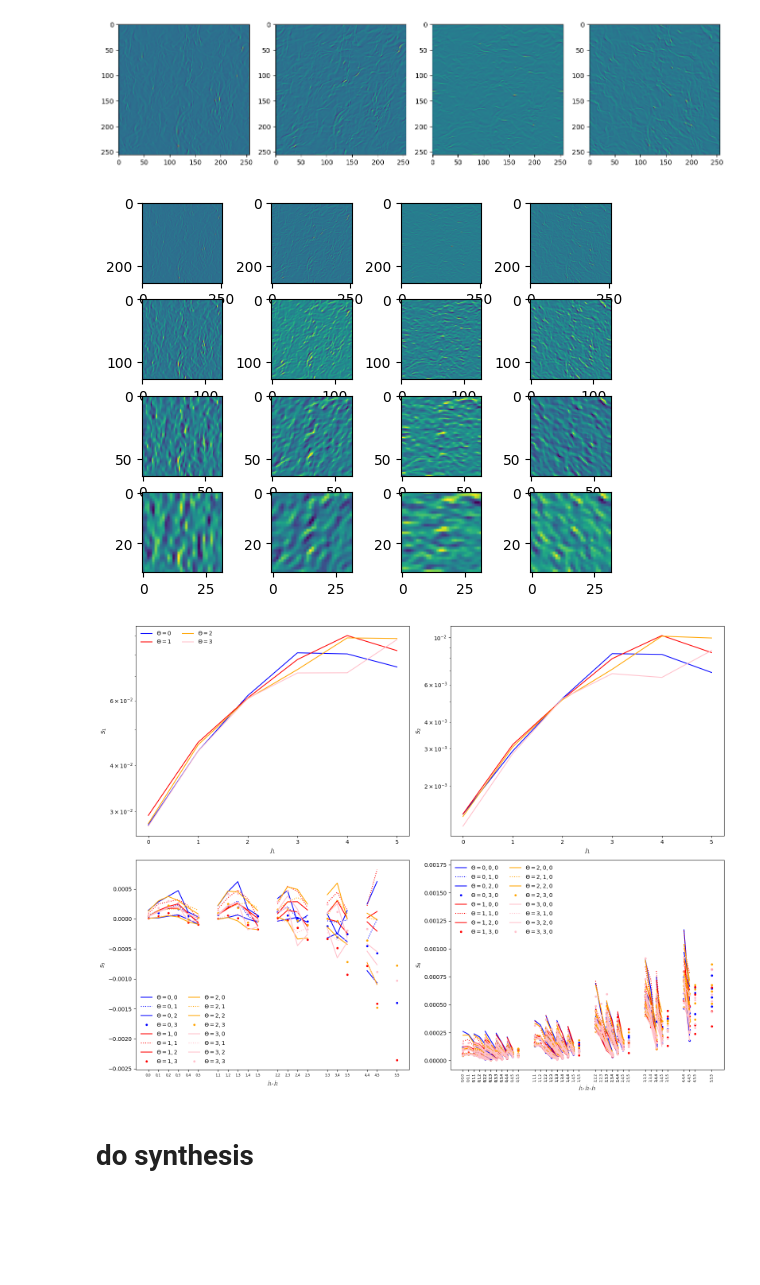
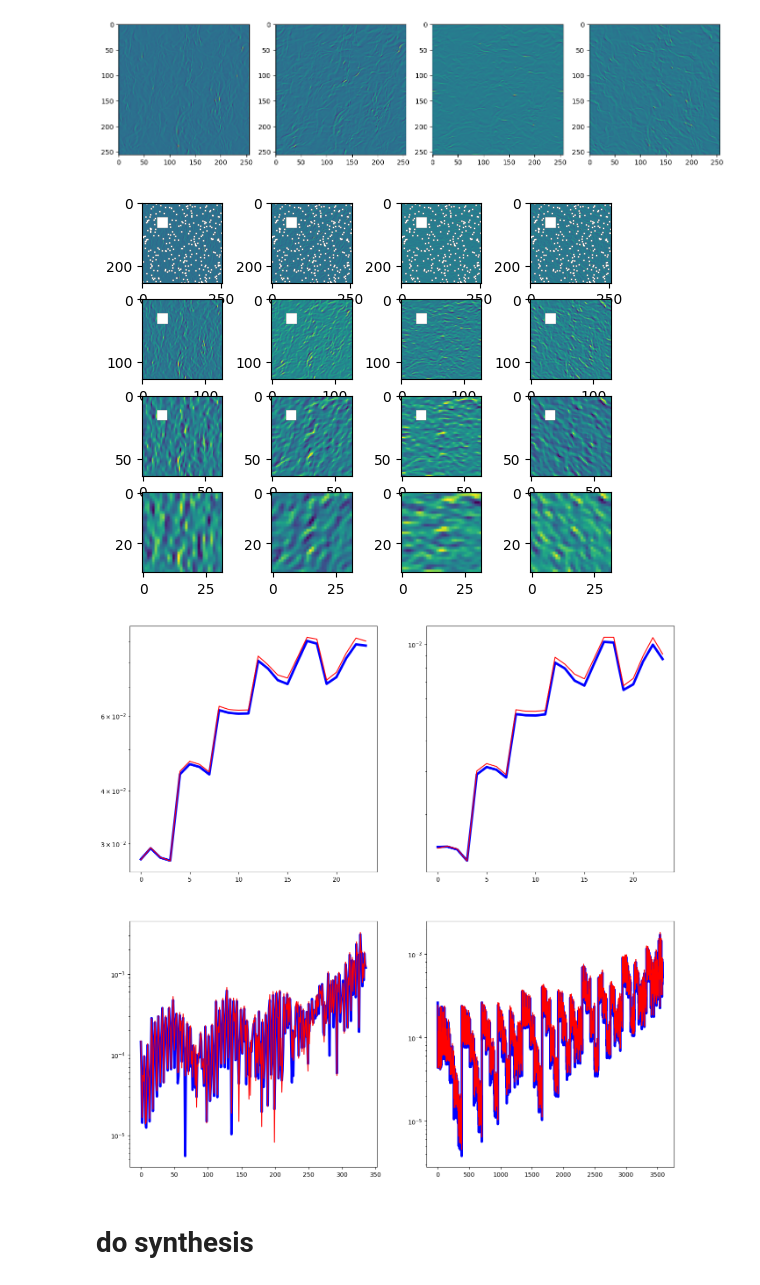
Before and after one commit to Eralys/STL_dev, a Jupyter notebook: STL_main/Certif_2D_Kernel_Torch/Certification_Notebook_2D_kernel.ipynb, the cells around one changed output. Saved outputs shown, nothing was run; the diff lists cells and outputs as text; code cells hidden in the pictures; blank space fills up the shorter version.

```diff
--- a/STL_main/Certif_2D_Kernel_Torch/Certification_Notebook_2D_kernel.ipynb
+++ b/STL_main/Certif_2D_Kernel_Torch/Certification_Notebook_2D_kernel.ipynb
@@ -31,28 +31,52 @@ for k in range(4):
 # %% [output]
 [figure]
 # %%
-l_data=DataClass(im)
+tmp=im[0,0].copy()
+tmp[(np.random.rand(300)*tmp.shape[0]).astype('int'),
+    (np.random.rand(300)*tmp.shape[0]).astype('int')]=np.nan
+tmp[50:80,50:80]=np.nan
+
+l_data=DataClass(tmp)
 for j in range(4):
     w_data = w_op.apply(l_data,j).array
     for k in range(4):
         plt.subplot(4,4,1+k+4*j)
-        plt.imshow(w_data[0,0,k].cpu().numpy().real)
+        plt.imshow(w_data[k].cpu().numpy().real)
 
-    l_data=w_op.downsample(l_data,j+1)
+    l_data=w_op.nandownsample(l_data,j+1)
 # %% [output]
-[figure, old version]
+[figure, new version]
 # %%
 from ST_Operator import ST_Operator as STO
 
-l_data=DataClass(im)
+l_data=DataClass(im[0,0])
 
 st_op=STO(l_data)
 
 st_data = st_op.apply(l_data)
+st_data_nan = st_op.apply(DataClass(tmp),use_NaN=True)
 # %%
-st_data.plot_coeff()
+plt.figure(figsize=(16,16))
+plt.subplot(2,2,1)
+plt.plot(st_data.S1.cpu().numpy().flatten(),color='b',lw=4)
+plt.plot(st_data_nan.S1.cpu().numpy().flatten(),color='r')
+plt.yscale('log')
+plt.subplot(2,2,2)
+plt.plot(st_data.S2.cpu().numpy().flatten(),color='b',lw=4)
+plt.plot(st_data_nan.S2.cpu().numpy().flatten(),color='r')
+plt.yscale('log')
+def r_nan(x):
+    return x[np.isfinite(x)]
+plt.subplot(2,2,3)
+plt.plot(r_nan(st_data.S3.abs().cpu().numpy().flatten()),color='b',lw=4)
+plt.plot(r_nan(st_data_nan.S3.abs().cpu().numpy().flatten()),color='r')
+plt.yscale('log')
+plt.subplot(2,2,4)
+plt.plot(r_nan(st_data.S4.cpu().numpy().flatten()),color='b',lw=4)
+plt.plot(r_nan(st_data_nan.S4.cpu().numpy().flatten()),color='r')
+plt.yscale('log')
 # %% [output]
-[figure, old version]
+[figure, new version]
 # %% [markdown]
 # do synthesis
 # %%
```
Also changed, not shown: parts of 5 cells of this notebook, 5 other files.
